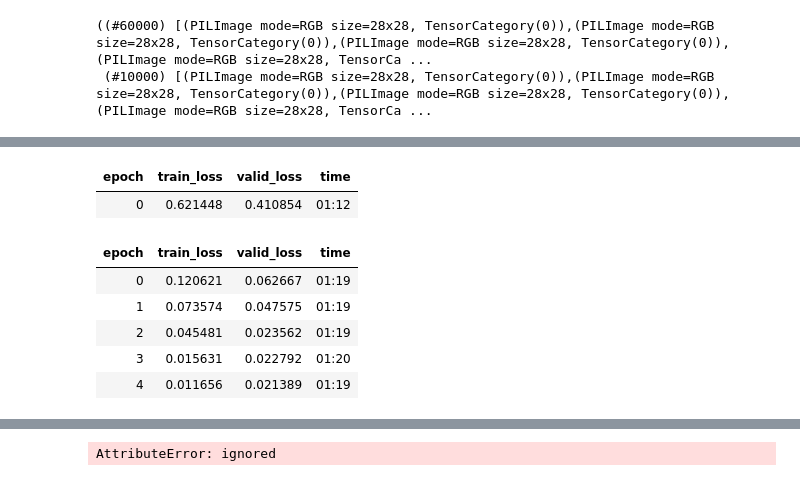
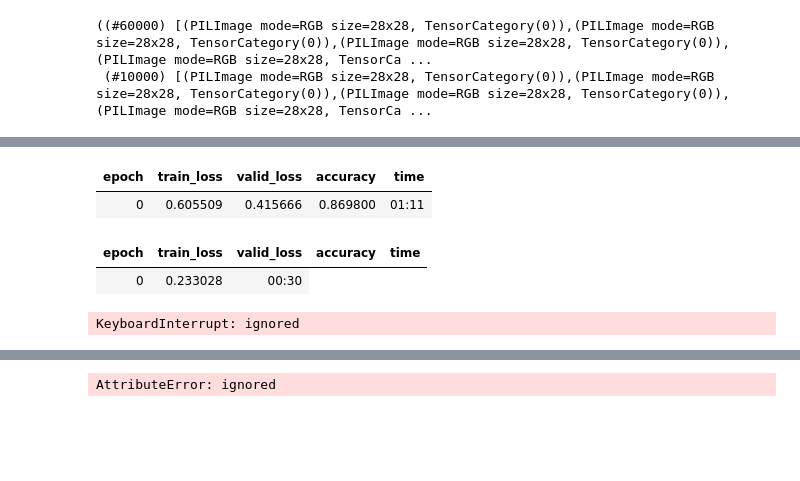
Before and after one commit to JacopoMangiavacchi/FastLabeling, a Jupyter notebook: mnist_basics.ipynb, the cells around one changed output, grey strips where cells are left out. Saved outputs shown, nothing was run; the diff lists cells and outputs as text; code cells hidden in the pictures; blank space fills up the shorter version.

```diff
--- a/mnist_basics.ipynb
+++ b/mnist_basics.ipynb
@@ -24,6 +22,6 @@ dls.train_ds, dls.valid_ds
 ((#60000) [(PILImage mode=RGB size=28x28, TensorCategory(0)),(PILImage mode=RGB size=28x28, TensorCategory(0)),(PILImage mode=RGB size=28x28, TensorCategory(0)),(PILImage mode=RGB size=28x28, TensorCa ...
  (#10000) [(PILImage mode=RGB size=28x28, TensorCategory(0)),(PILImage mode=RGB size=28x28, TensorCategory(0)),(PILImage mode=RGB size=28x28, TensorCategory(0)),(PILImage mode=RGB size=28x28, TensorCa ...
 # %%
-learn = cnn_learner(dls, resnet34)
+learn = cnn_learner(dls, resnet34, metrics=accuracy)
 learn.fine_tune(5)
 # %% [output]
@@ -31,11 +28,8 @@ Downloading: "https://download.pytorch.org/models/resnet34-333f7ec4.pth" to /roo
-| epoch | train_loss | valid_loss | time |
-| 0 | 0.621448 | 0.410854 | 01:12 |
+| epoch | train_loss | valid_loss | accuracy | time |
+| 0 | 0.605509 | 0.415666 | 0.869800 | 01:11 |
-| epoch | train_loss | valid_loss | time |
-| 0 | 0.120621 | 0.062667 | 01:19 |
-| 1 | 0.073574 | 0.047575 | 01:19 |
-| 2 | 0.045481 | 0.023562 | 01:19 |
-| 3 | 0.015631 | 0.022792 | 01:20 |
-| 4 | 0.011656 | 0.021389 | 01:19 |
+| epoch | train_loss | valid_loss | accuracy | time |
+| 0 | 0.233028 | 00:30 |
+KeyboardInterrupt: ignored
 # %%
 learn.validate()
 # %% [output]
```
Also changed, not shown: parts of 2 cells of this notebook.
